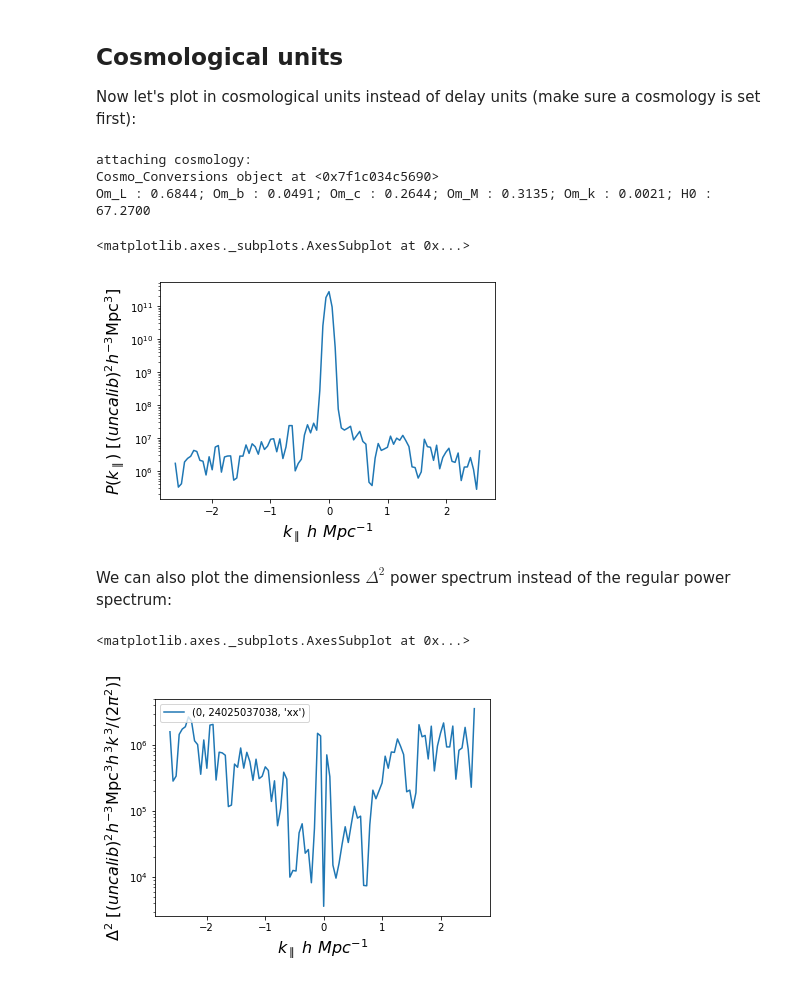
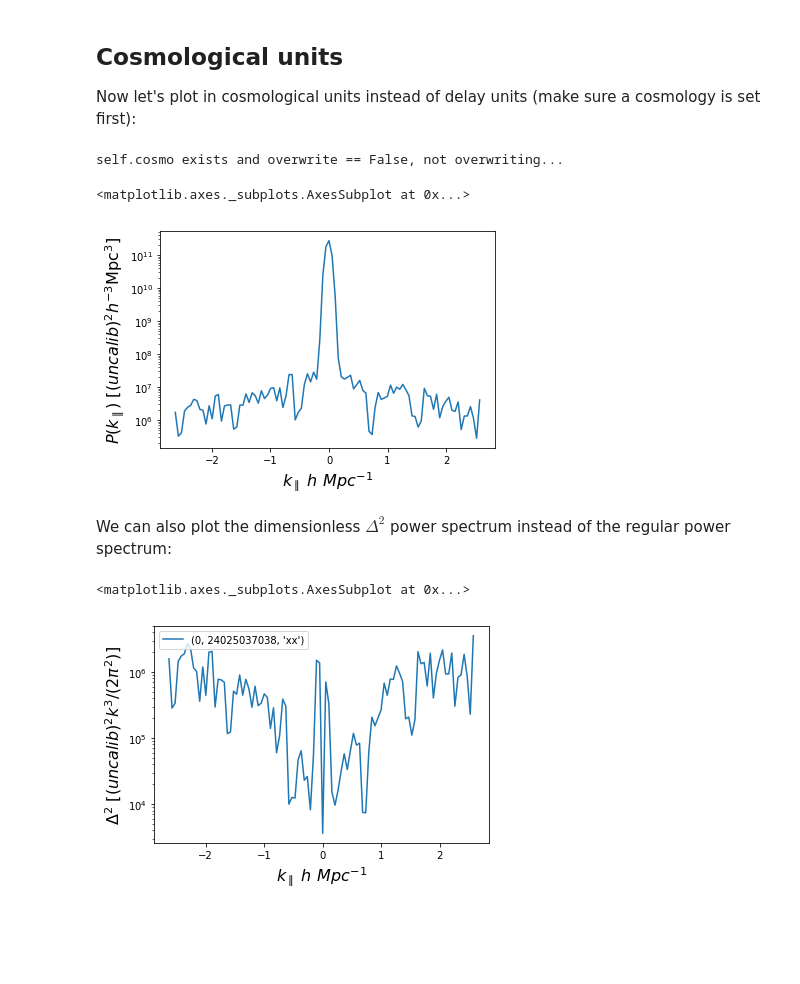
Before and after one commit to HERA-Team/hera_pspec, a Jupyter notebook: examples/Plotting_examples.ipynb, the cells around one changed output. Cells and saved outputs as stored; diff of their text form; code cells hidden in the pictures; blank space fills up the shorter version.

Commit message:
Remove little_h kwarg and update tests and Jupyter notebook

```diff
--- a/examples/Plotting_examples.ipynb
+++ b/examples/Plotting_examples.ipynb
@@ -74,19 +74,16 @@ hp.plot.delay_spectrum(uvp, [blps,], spw=0, pol='xx', average_blpairs=False, ave
 Now let's plot in cosmological units instead of delay units (make sure a cosmology is set first):
 # %%
 uvp.set_cosmology(hp.conversions.Cosmo_Conversions())
-hp.plot.delay_spectrum(uvp, [blps,], spw=0, pol='xx', average_blpairs=True, average_times=True,
-                       delay=False, little_h=True)
+hp.plot.delay_spectrum(uvp, [blps,], spw=0, pol='xx', average_blpairs=True, average_times=True, delay=False)
 # %% [output]
-attaching cosmology:
-Cosmo_Conversions object at <0x7f1c034c5690>
-Om_L : 0.6844; Om_b : 0.0491; Om_c : 0.2644; Om_M : 0.3135; Om_k : 0.0021; H0 : 67.2700
+self.cosmo exists and overwrite == False, not overwriting...
 <matplotlib.axes._subplots.AxesSubplot at 0x...>
 [figure]
 # %% [markdown]
 We can also plot the dimensionless $\Delta^2$ power spectrum instead of the regular power spectrum:
 # %%
 hp.plot.delay_spectrum(uvp, [blps,], spw=0, pol='xx', average_blpairs=True, average_times=True,
-                       delay=False, little_h=True, deltasq=True, legend=True)
+                       delay=False, deltasq=True, legend=True)
 # %% [output]
 <matplotlib.axes._subplots.AxesSubplot at 0x...>
-[figure, old version]
+[figure, new version]
```
Also changed, not shown: parts of 1 cell of this notebook, 2 other files.
